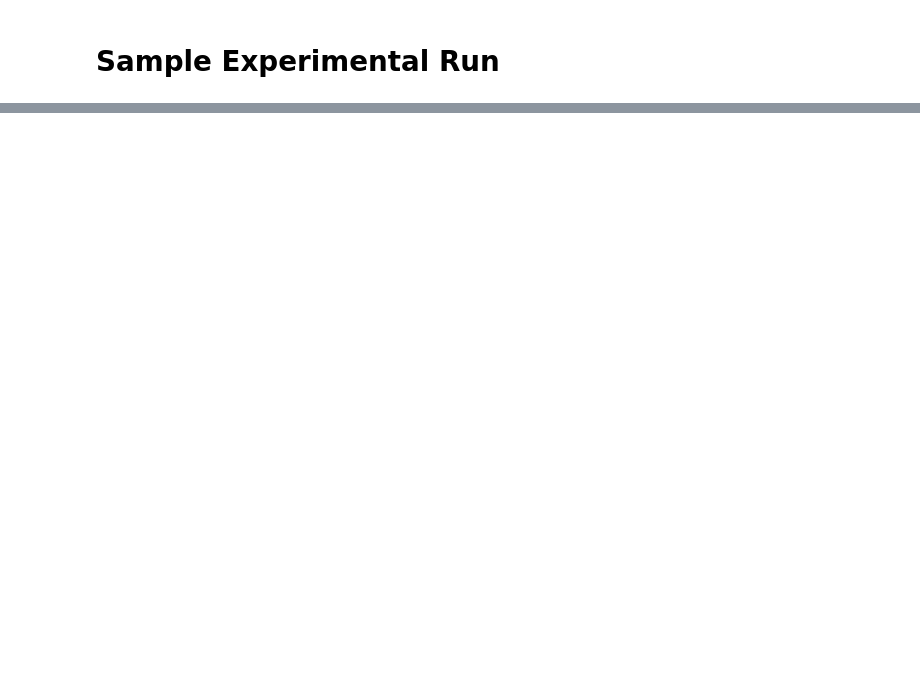
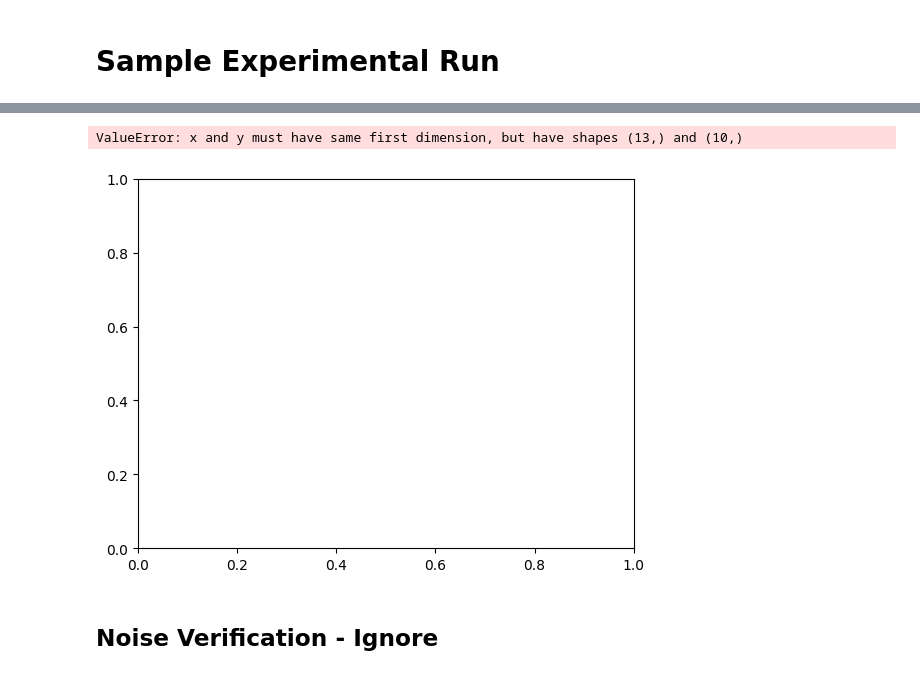
Before and after one commit to ShashanthS/XRI, a Jupyter notebook: XRI_Code.ipynb, the cells around one changed output, grey strips where cells are left out. Cells and saved outputs as stored; diff of their text form; code cells hidden in the pictures; blank space fills up the shorter version.

```diff
--- a/XRI_Code.ipynb
+++ b/XRI_Code.ipynb
@@ -501,0 +477,18 @@ Hence, we can define $2,3-\sigma$ limits to our values (the $\chi^2$ distributio
+# %%
+result_list = [1, 3, 7, 21, 17, 20, 32, 32, 37, 43]
+sig_list = [1.29, 1.90, 2.03, 2.36, 3.25, 2.79, 3.36, 3.26, 3.98, 3.95]
+errs = [0.13, 0.16, 0.20, 0.17, 0.21, 0.19, 0.16, 0.19]
+T_max_list = np.array([100, 200, 300, 400, 500, 600, 700, 800, 900, 1000, 1200, 1500, 2000])
+
+plt.plot(T_max_list, sig_list, '+')
+plt.plot(T_max_list, np.sqrt(T_max_list)/8)
+
+plt.ylabel('Number of significant detections out of 50')
+plt.xlabel('Total integration time (s)')
+
+plt.savefig('SigDetvsIntTime.png')
+# %% [output]
+ValueError: x and y must have same first dimension, but have shapes (13,) and (10,)
+[figure, added]
+# %% [markdown]
+## Noise Verification - Ignore
```
Also changed, not shown: parts of 29 cells of this notebook.
